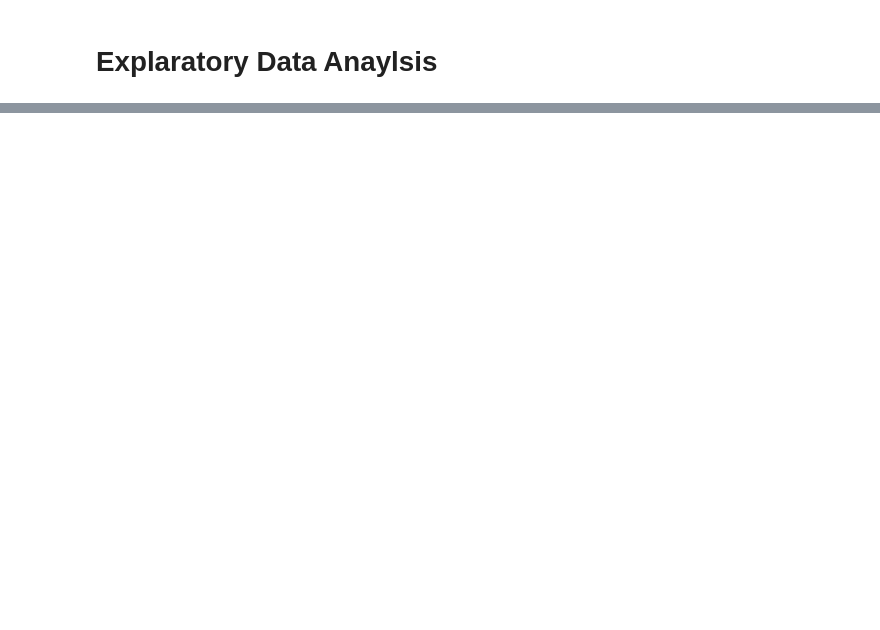
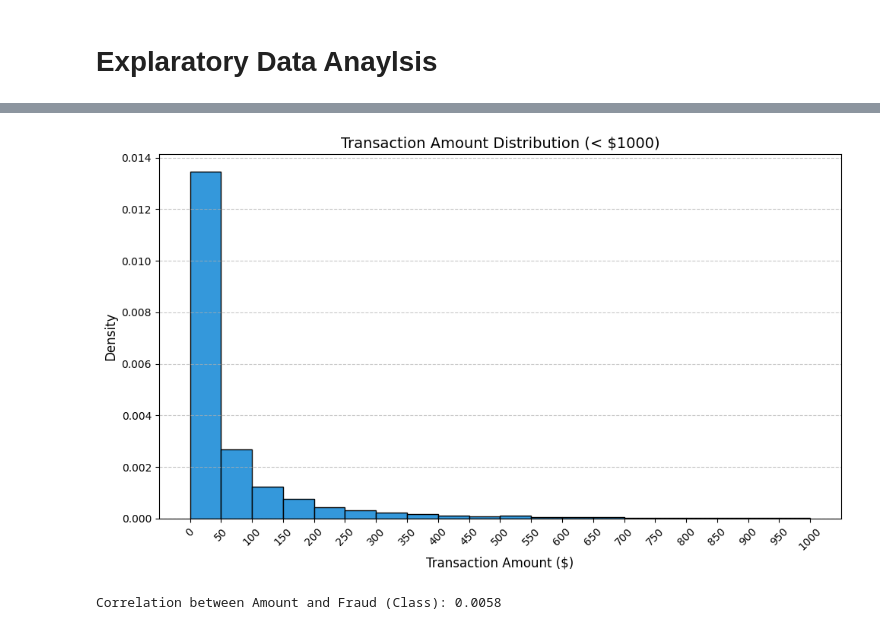
Before and after one commit to rohith1824/Fraud-Detection-Ml, a Jupyter notebook: Notebooks/01_eda.ipynb, the cells around one changed output, grey strips where cells are left out. Saved outputs shown, nothing was run; the diff lists cells and outputs as text; code cells hidden in the pictures; blank space fills up the shorter version.

```diff
--- a/Notebooks/01_eda.ipynb
+++ b/Notebooks/01_eda.ipynb
@@ -42,0 +132,24 @@ memory usage: 67.4 MB
+# %%
+# most data is less than 1000, so eliminate outlier amounts
+filtered = data[data["Amount"] < 1000]["Amount"]
+
+bins = np.arange(0, 1000 + 50, 50)
+
+# Plot
+plt.figure(figsize=(10, 6))
+plt.hist(filtered, bins=bins, density=True, edgecolor='black', color='#3498db')
+plt.title("Transaction Amount Distribution (< $1000)", fontsize=14)
+plt.xlabel("Transaction Amount ($)", fontsize=12)
+plt.ylabel("Density", fontsize=12)
+plt.xticks(bins, rotation=45)
+plt.grid(axis='y', linestyle='--', alpha=0.7)
+plt.tight_layout()
+plt.show()
+# %% [output]
+[figure, added]
+# %%
+# Check fraud based on amount, using pearson correlation
+corr = data['Amount'].corr(data['Class'])
+print(f"Correlation between Amount and Fraud (Class): {corr:.4f}")
+# %% [output]
+Correlation between Amount and Fraud (Class): 0.0058
```
Also changed, not shown: parts of 20 cells of this notebook.
